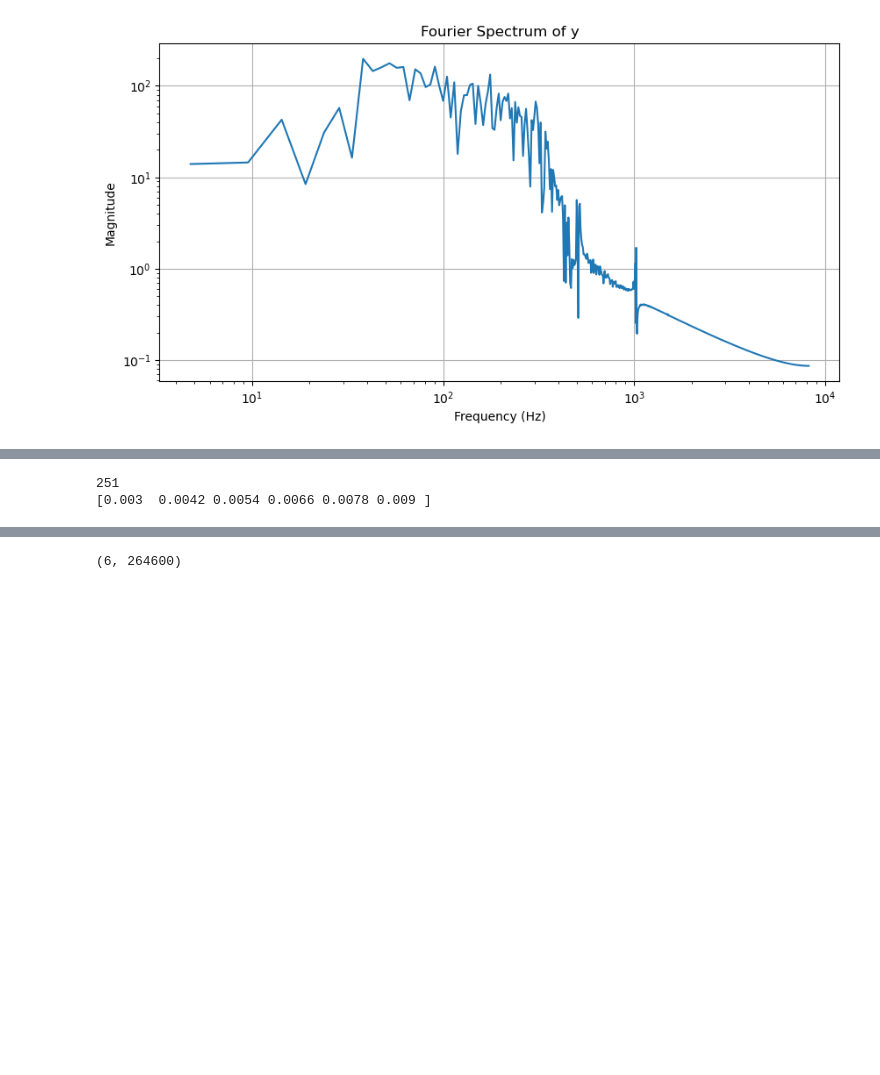
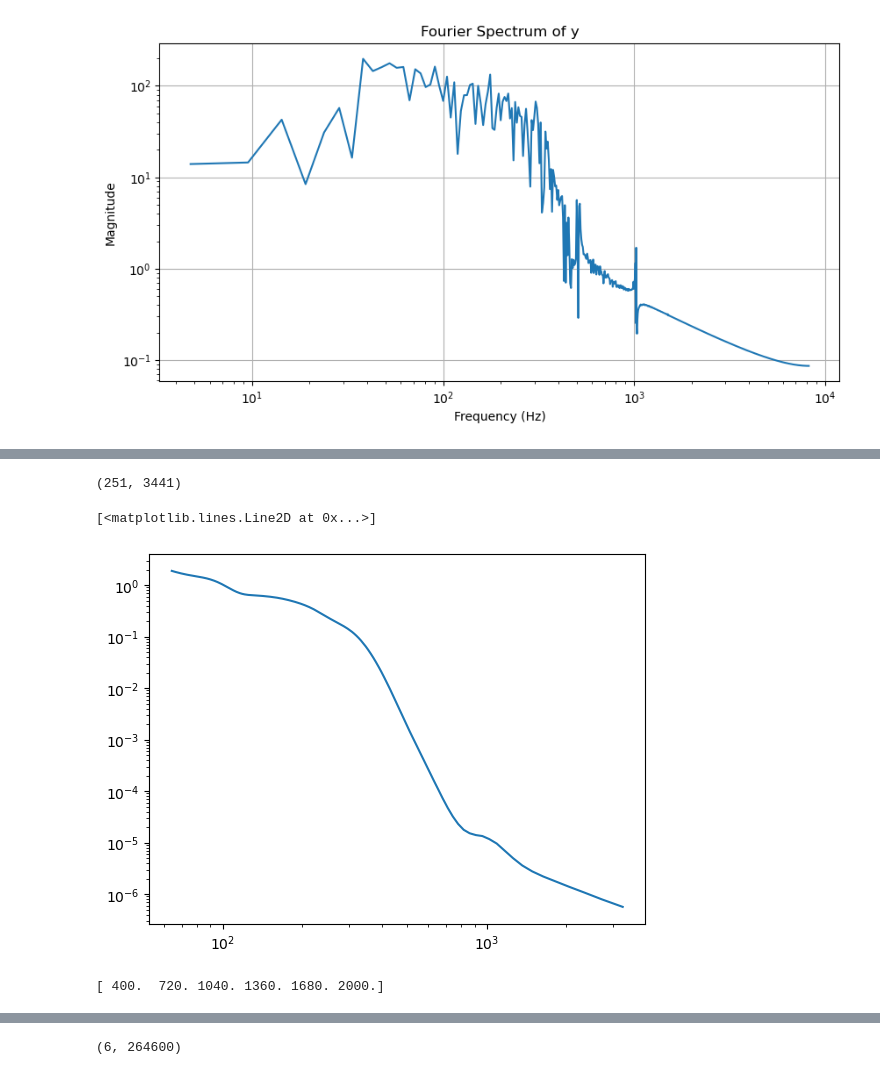
Before and after one commit to benholtzman/datamovies_ppy26, a Jupyter notebook: makebips04_AddResynth.ipynb, the cells around one changed output, grey strips where cells are left out. Cells and saved outputs as stored; diff of their text form; code cells hidden in the pictures; blank space fills up the shorter version.

```diff
--- a/makebips04_AddResynth.ipynb
+++ b/makebips04_AddResynth.ipynb
@@ -126,11 +93,14 @@ plt.show()
-# %%
-# the scalogram looks much clearer in the chirp than the spectrogram
-# so lets use the scalogram to make the envelopes..
-periods = 1/frequencies
-#print(periods)
-print(len(periods))
-perds4oscbank = np.linspace(3,9,6)*1e-3  # seconds
-print(perds4oscbank)
-# %% [output]
-251
-[0.003  0.0042 0.0054 0.0066 0.0078 0.009 ]
+# %%
+#print(periods)
+print(np.shape(scalomat))
+plt.loglog(frequencies,power)
+# %% [output]
+(251, 3441)
+[<matplotlib.lines.Line2D at 0x...>]
+[figure, added]
+# %%
+
+freqs4oscbank = np.linspace(4,20,6)*100  # seconds
+print(freqs4oscbank)
+# %% [output]
+[ 400.  720. 1040. 1360. 1680. 2000.]
```
Also changed, not shown: parts of 8 cells of this notebook.
